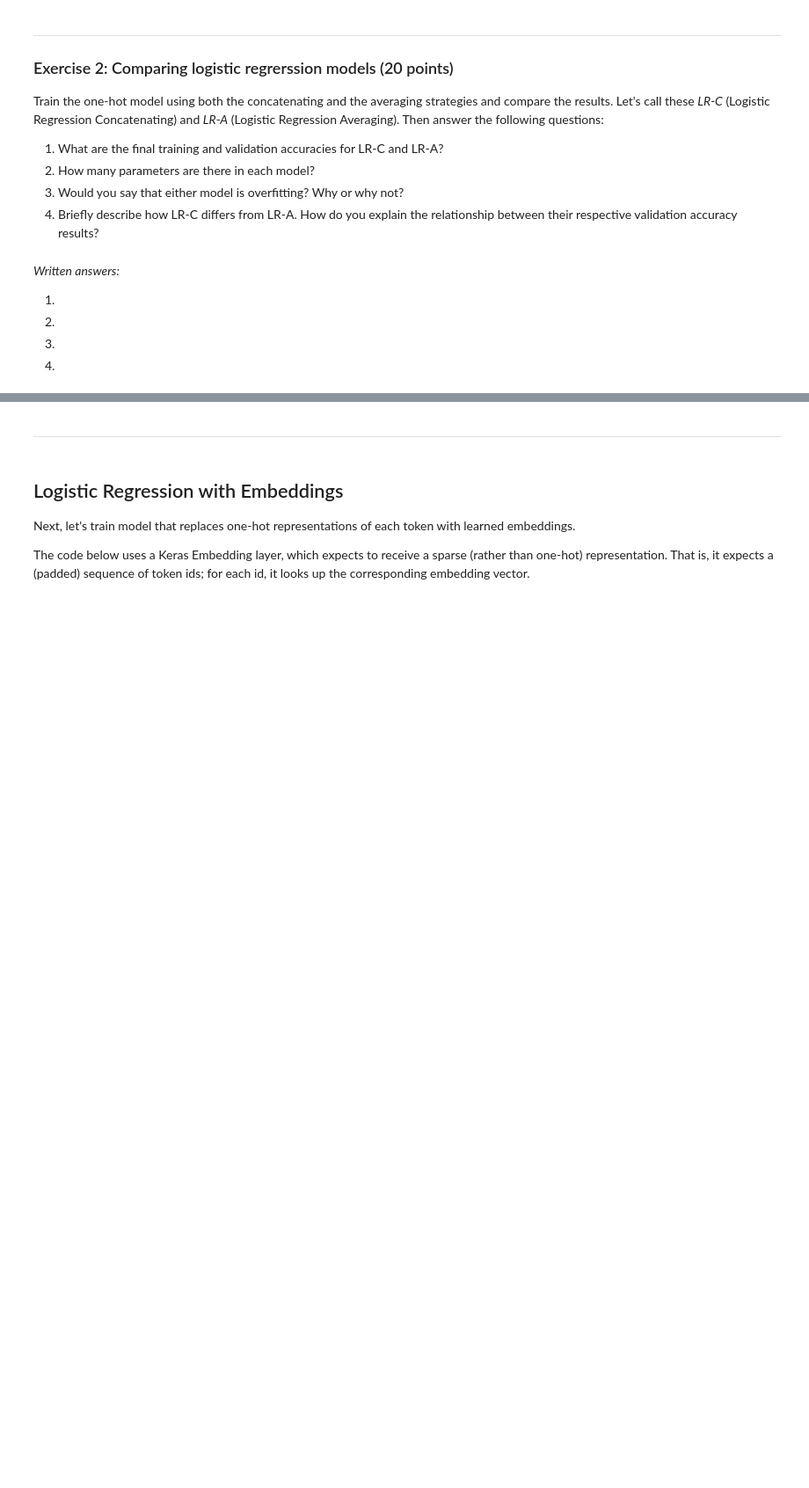
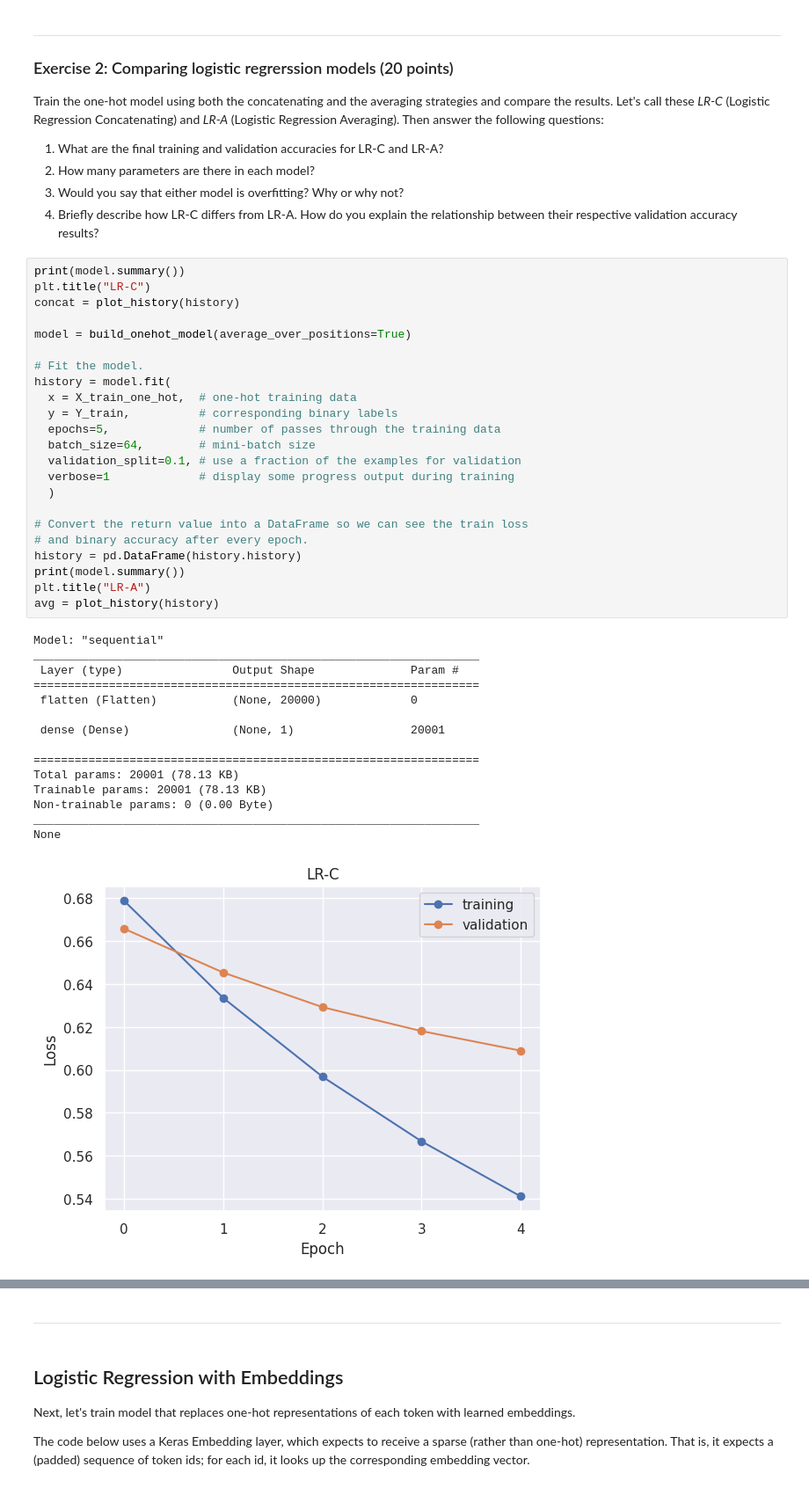
Before and after one commit to davidsolow/w207_applied_machine_learning, a Jupyter notebook: Homeworks/09 Embeddings for Text.ipynb, the cells around one changed output, grey strips where cells are left out. Shown at 88% size. Drawn from its saved outputs; the diff is of its cells as text; blank space fills up the shorter version.

```diff
--- a/Homeworks/09 Embeddings for Text.ipynb
+++ b/Homeworks/09 Embeddings for Text.ipynb
@@ -245,10 +366,42 @@ Train the one-hot model using both the concatenating and the averaging strategie
 2. How many parameters are there in each model?
 3. Would you say that either model is overfitting? Why or why not?
 4. Briefly describe how LR-C differs from LR-A. How do you explain the relationship between their respective validation accuracy results?
-# %% [markdown]
-*Written answers:*
-
-1.
-2.
-3.
-4.
+# %%
+print(model.summary())
+plt.title("LR-C")
+concat = plot_history(history)
+
+model = build_onehot_model(average_over_positions=True)
+
+# Fit the model.
+history = model.fit(
+  x = X_train_one_hot,  # one-hot training data
+  y = Y_train,          # corresponding binary labels
+  epochs=5,             # number of passes through the training data
+  batch_size=64,        # mini-batch size
+  validation_split=0.1, # use a fraction of the examples for validation
+  verbose=1             # display some progress output during training
+  )
+
+# Convert the return value into a DataFrame so we can see the train loss
+# and binary accuracy after every epoch.
+history = pd.DataFrame(history.history)
+print(model.summary())
+plt.title("LR-A")
+avg = plot_history(history)
+# %% [output]
+Model: "sequential"
+_________________________________________________________________
+ Layer (type)                Output Shape              Param #
+=================================================================
+ flatten (Flatten)           (None, 20000)             0
+
+ dense (Dense)               (None, 1)                 20001
+
+=================================================================
+Total params: 20001 (78.13 KB)
+Trainable params: 20001 (78.13 KB)
+Non-trainable params: 0 (0.00 Byte)
+_________________________________________________________________
+None
+[figure, added]
```
Also changed, not shown: parts of 24 cells of this notebook.
